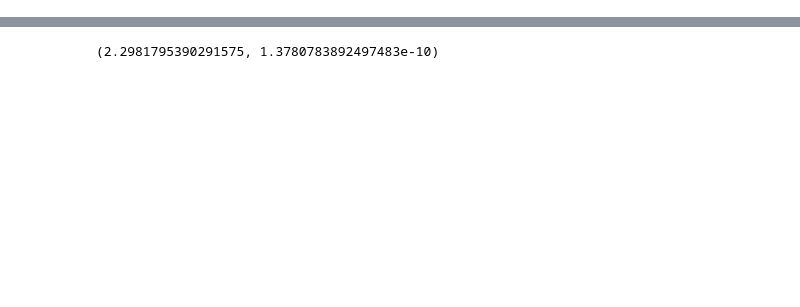
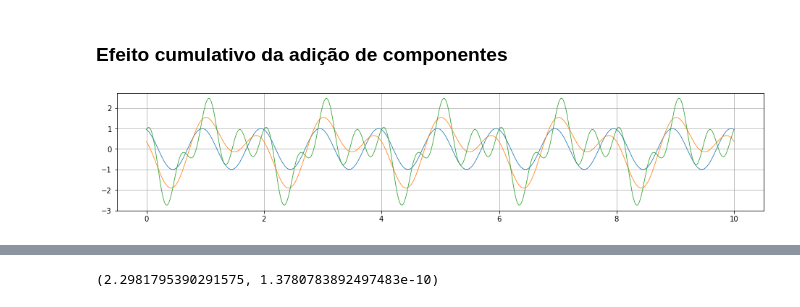
Before and after one commit to gdcs92/math-demos, a Jupyter notebook: fourier_coefficients.ipynb, the cells around one changed output, grey strips where cells are left out. Cells and saved outputs as stored; diff of their text form; code cells hidden in the pictures; blank space fills up the shorter version.

```diff
--- a/fourier_coefficients.ipynb
+++ b/fourier_coefficients.ipynb
@@ -30,0 +55,21 @@ plt.show()
+# %% [markdown]
+### Efeito cumulativo da adição de componentes
+# %%
+X = np.linspace(0, 10, 500)
+
+freq_phase_pairs = [
+    (1, 0.3),
+    (0.5, 0.6),
+    (2, 0.1),
+]
+
+fig, ax = plt.subplots(figsize=(16, 3))
+
+for i, _ in enumerate(freq_phase_pairs):
+    f = lambda x: sum([sin(x, k, b) for k, b in freq_phase_pairs[:i+1]])
+    ax.plot(X, f(X), '-', linewidth=0.8)
+ax.grid()
+
+plt.show()
+# %% [output]
+[figure, added]
```
Also changed, not shown: parts of 8 cells of this notebook.
